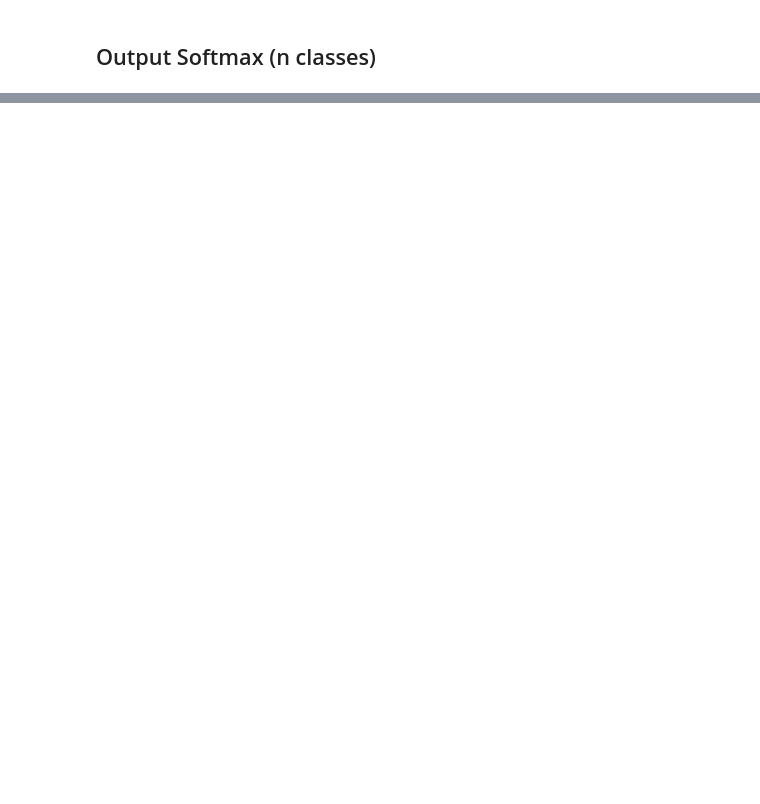
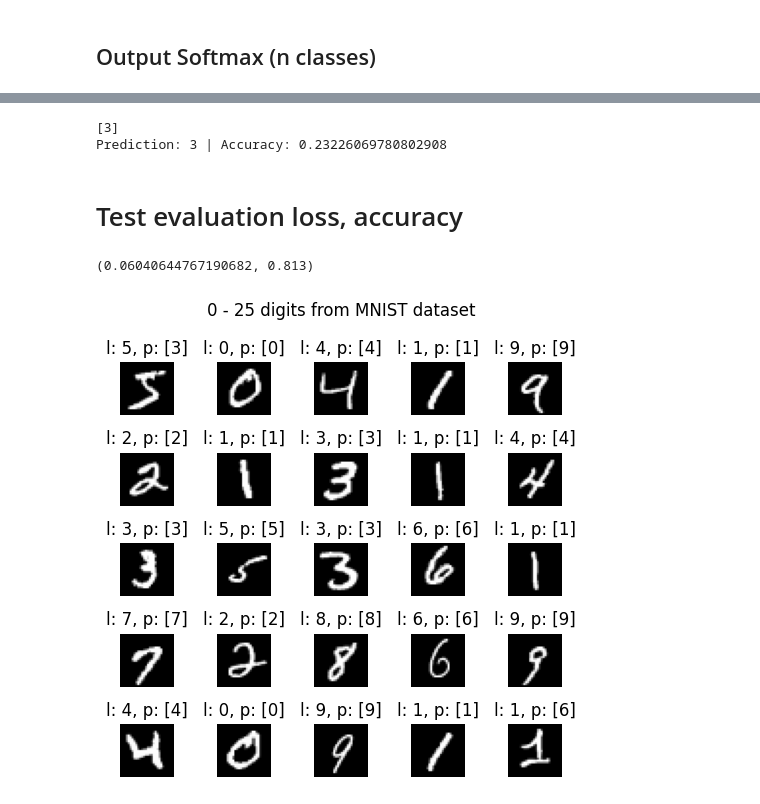
Before and after one commit to RaLLy08/scratch-mlp, a Jupyter notebook: python/mlp.ipynb, the cells around one changed output, grey strips where cells are left out. Drawn from its saved outputs; the diff is of its cells as text; code cells hidden in the pictures; blank space fills up the shorter version.

```diff
--- a/python/mlp.ipynb
+++ b/python/mlp.ipynb
@@ -553,0 +652,10 @@ array([[ 1,  4,  9, 16]])
+# %%
+np.random.seed(0)
+
+mlp_mnist = NeuralNetwork(loss=NeuralNetwork.loss_categorical_crossentropy)
+
+mlp_mnist.add(LayerDense(784, 64, LayerDense.relu))
+mlp_mnist.add(LayerDense(64, 32, LayerDense.relu))
+mlp_mnist.add(LayerDense(32, 10, LayerDense.softmax))
+# %%
+mlp_mnist.fit(train_images.reshape(-1, 784), train_labels, 0.01, 40, 1000)
@@ -553,0 +682,39 @@ array([[ 1,  4,  9, 16]])
+# %%
+image = cv2.imread('./saves/digit_image.png', cv2.IMREAD_GRAYSCALE)
+image = image / 255.0
+
+print(mlp_mnist.predict(image.reshape(1, 784)))
+
+predictions = mlp_mnist.forward(image.reshape(1, 784))
+
+prediction = np.argmax(predictions)
+accuracy = np.max(predictions)
+
+print(f'Prediction: {prediction} | Accuracy: {accuracy}')
+# %% [output]
+[3]
+Prediction: 3 | Accuracy: 0.23226069780802908
+# %% [markdown]
+# Test evaluation loss, accuracy
+# %%
+mlp_mnist.evaluate(test_images.reshape(-1, 784), test_labels)
+# %% [output]
+(0.06040644767190682, 0.813)
+# %%
+fig, axes = plt.subplots(5, 5, figsize=(5, 5))
+
+plt.suptitle('0 - 25 digits from MNIST dataset')
+
+for i, ax in enumerate(axes.flat):
+    ax.imshow(train_images[i], cmap='gray')
+    ax.axis('off')
+
+    label = train_labels[i].argmax()
+    prediction = mlp_mnist.predict(train_images[i].reshape(-1, 784))
+
+    ax.set_title(f'l: {label}, p: {prediction}')
+    # padding
+
+plt.tight_layout()
+# %% [output]
+[figure, added]
```
Also changed, not shown: parts of 16 cells of this notebook, 4 other files.
